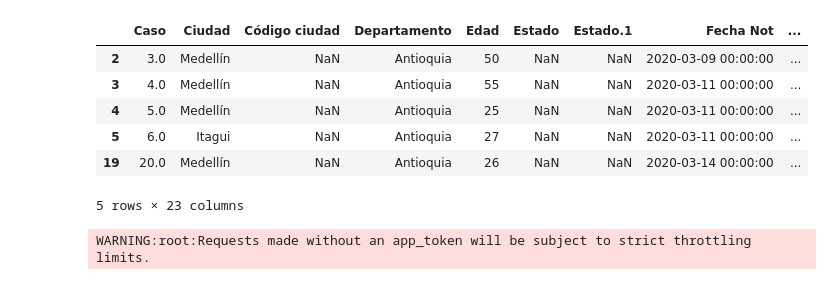
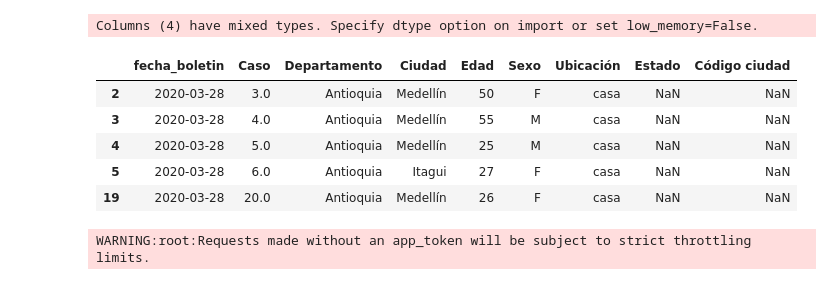
Before and after one commit to datatrooper/instatrooper, a Jupyter notebook: notebooks/2020/covid/covid antioquia.ipynb, the cells around one changed output. Cells and saved outputs as stored; diff of their text form; code cells hidden in the pictures.

```diff
--- a/notebooks/2020/covid/covid antioquia.ipynb
+++ b/notebooks/2020/covid/covid antioquia.ipynb
@@ -41,17 +41,17 @@ def load_muestras_df():
     results_df = pd.DataFrame.from_records(results)
     return results_df
 # %%
-df_boletines = pd.read_csv("May23.csv")
+df_boletines = pd.read_csv("May29.csv")
 df_boletines = df_boletines[df_boletines["Departamento"] == "Antioquia" ]
 df_boletines.head()
 # %% [output]
+Columns (4) have mixed types. Specify dtype option on import or set low_memory=False.
-|  | Caso | Ciudad | Código ciudad | Departamento | Edad | Estado | Estado.1 | Fecha Not | ... |
-| 2 | 3.0 | Medellín | NaN | Antioquia | 50 | NaN | NaN | 2020-03-09 00:00:00 | ... |
-| 3 | 4.0 | Medellín | NaN | Antioquia | 55 | NaN | NaN | 2020-03-11 00:00:00 | ... |
-| 4 | 5.0 | Medellín | NaN | Antioquia | 25 | NaN | NaN | 2020-03-11 00:00:00 | ... |
-| 5 | 6.0 | Itagui | NaN | Antioquia | 27 | NaN | NaN | 2020-03-11 00:00:00 | ... |
-| 19 | 20.0 | Medellín | NaN | Antioquia | 26 | NaN | NaN | 2020-03-14 00:00:00 | ... |
+|  | fecha_boletin | Caso | Departamento | Ciudad | Edad | Sexo | Ubicación | Estado | Código ciudad |
+| 2 | 2020-03-28 | 3.0 | Antioquia | Medellín | 50 | F | casa | NaN | NaN |
+| 3 | 2020-03-28 | 4.0 | Antioquia | Medellín | 55 | M | casa | NaN | NaN |
+| 4 | 2020-03-28 | 5.0 | Antioquia | Medellín | 25 | M | casa | NaN | NaN |
+| 5 | 2020-03-28 | 6.0 | Antioquia | Itagui | 27 | F | casa | NaN | NaN |
+| 19 | 2020-03-28 | 20.0 | Antioquia | Medellín | 26 | F | casa | NaN | NaN |
-5 rows × 23 columns
 # %%
 df_col = load_colombia_df()
 # %% [output]
```
Also changed, not shown: parts of 25 cells of this notebook, 15 other files.
